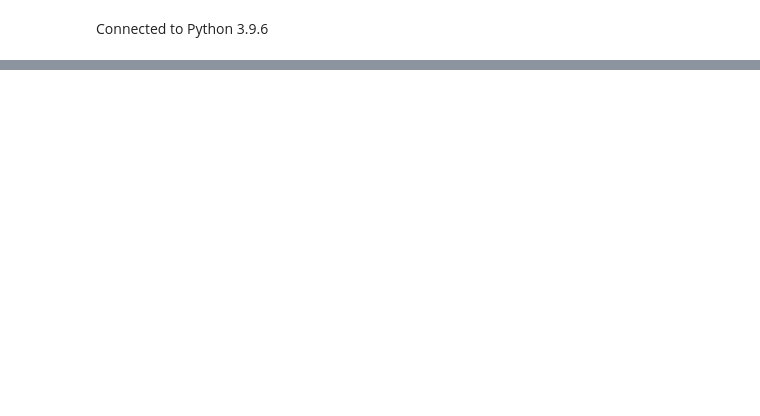
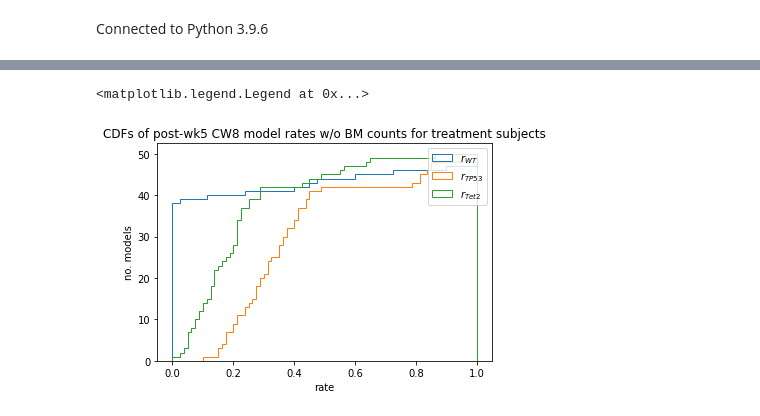
Before and after one commit to thking03/CHModeling, a Jupyter notebook: Example.ipynb, the cells around one changed output, grey strips where cells are left out. Drawn from its saved outputs; the diff is of its cells as text; code cells hidden in the pictures; blank space fills up the shorter version.

```diff
--- a/Example.ipynb
+++ b/Example.ipynb
@@ -844,0 +104,11 @@ for i in range(10):
+# %%
+fig = plt.figure(num=3, clear=True)
+ax = fig.add_subplot(1,1,1)
+ax.hist([treat8tracker[i][2][0] for i in range(len(treat8tracker))], cumulative=True, histtype="step", bins=80, range=(0,1), label="$r_{WT}$")
+ax.hist([treat8tracker[i][2][1] for i in range(len(treat8tracker))], cumulative=True, histtype="step", bins=80, range=(0,1), label="$r_{TP53}$")
+ax.hist([treat8tracker[i][2][2] for i in range(len(treat8tracker))], cumulative=True, histtype="step", bins=80, range=(0,1), label="$r_{Tet2}$")
+ax.set(xlabel="rate", ylabel="no. models", title="CDFs of post-wk5 CW8 model rates w/o BM counts for treatment subjects")
+ax.legend()
+# %% [output]
+<matplotlib.legend.Legend at 0x...>
+[figure, added]
```
Also changed, not shown: parts of 35 cells of this notebook, 4 other files.
